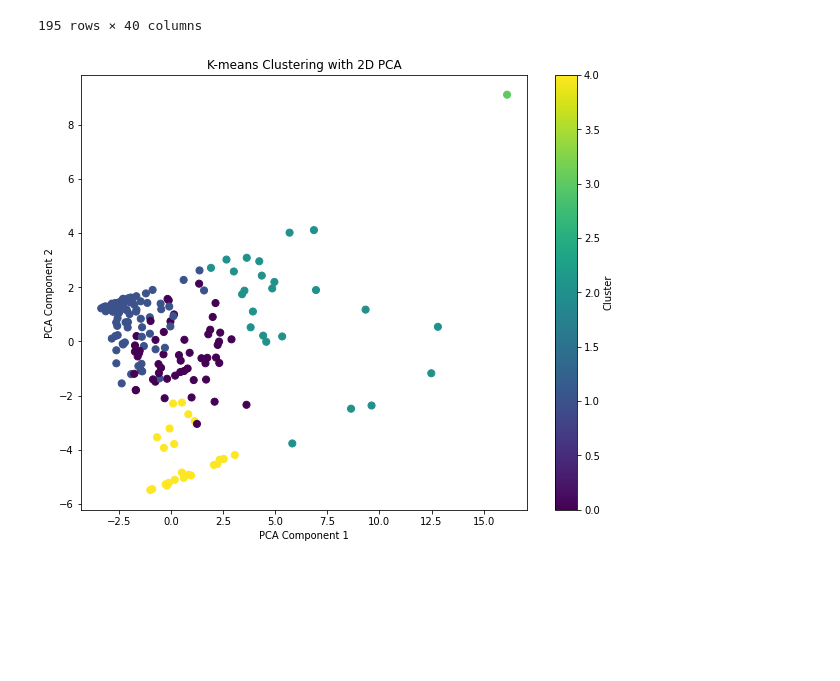
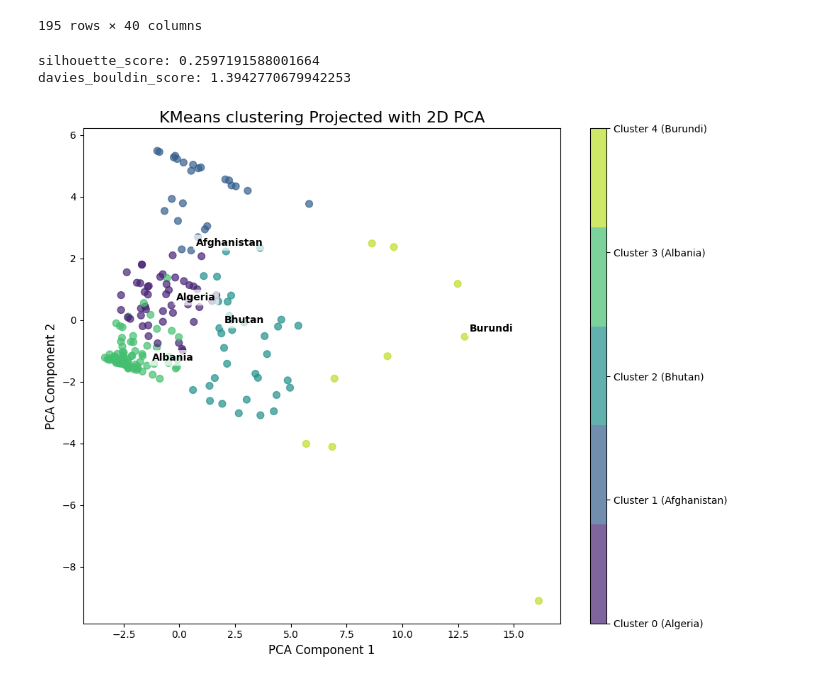
Before and after one commit to Dillenzz/datamine, a Jupyter notebook: preprocessing/preprocess.ipynb, the cells around one changed output. Drawn from its saved outputs; the diff is of its cells as text; code cells hidden in the pictures; blank space fills up the shorter version.

Commit message:
util functions for quick metrics and plotting

```diff
--- a/preprocessing/preprocess.ipynb
+++ b/preprocessing/preprocess.ipynb
@@ -131,8 +135,12 @@ from sklearn.compose import ColumnTransformer
 from sklearn.pipeline import Pipeline
 from sklearn.cluster import KMeans
 from sklearn.metrics import silhouette_score
-from sklearn.decomposition import PCA
-import matplotlib.pyplot as plt
+from sklearn.cluster import DBSCAN
+from utils.functions import plot_clusters_2d
+from sklearn.metrics import davies_bouldin_score
+from sklearn.metrics import silhouette_score
+from utils.functions import evaluate_clusters
+
 
 # Function to process and pivot each dataframe
 def process_and_pivot(df, prefix):
@@ -168,54 +176,39 @@ combined_df = combined_df.merge(requiredHealthWarnings_pivoted, on='Location', h
 # Drop 'Location' for clustering
 data_for_clustering = combined_df.drop(columns=['Location'])
 
 # Preprocessing pipeline: imputing, encoding, and scaling
 numeric_features = data_for_clustering.select_dtypes(include=['float64', 'int64']).columns
 categorical_features = data_for_clustering.select_dtypes(include=['object']).columns
 
 numeric_transformer = Pipeline(steps=[
     ('imputer', SimpleImputer(strategy='mean')),
     ('scaler', StandardScaler())])
 
 categorical_transformer = Pipeline(steps=[
     ('imputer', SimpleImputer(strategy='most_frequent')),
     ('encoder', OneHotEncoder(handle_unknown='ignore'))])
 
 preprocessor = ColumnTransformer(
     transformers=[
         ('num', numeric_transformer, numeric_features),
         ('cat', categorical_transformer, categorical_features)])
 
 # Prepare the final data for clustering
 clustering_data = preprocessor.fit_transform(data_for_clustering)
 
 # Apply K-means clustering
 kmeans = KMeans(n_clusters=5, random_state=42)
 kmeans.fit(clustering_data)
 
-# Assign cluster labels to the original data
-combined_df['Cluster'] = kmeans.labels_
+mask = kmeans.labels_ != -1
+data = clustering_data[mask]
+labels = kmeans.labels_[mask]
 
-# Use PCA to reduce data to 2D for visualization
-pca = PCA(n_components=2)
-pca_components = pca.fit_transform(clustering_data)
+evaluate_clusters(silhouette_score, data, labels)
+evaluate_clusters(davies_bouldin_score, data, labels)
 
-
-# Find one representative country for each cluster
-representative_countries = combined_df.groupby('Cluster')['Location'].first()
-
-# Create a scatter plot of the clusters with one country labeled per cluster
-plt.figure(figsize=(10, 8))
-scatter = plt.scatter(pca_components[:, 0], pca_components[:, 1], c=kmeans.labels_, cmap='viridis', s=50)
-
-# Label one country per cluster
-for cluster, country in representative_countries.items():
-    idx = combined_df[combined_df['Location'] == country].index[0]
-    plt.text(pca_components[idx, 0], pca_components[idx, 1], country, fontsize=12, weight='bold')
-
-plt.title('K-means Clustering with 2D PCA')
-plt.xlabel('PCA Component 1')
-plt.ylabel('PCA Component 2')
-plt.colorbar(label='Cluster')
-plt.show()
+plot_clusters_2d(kmeans, clustering_data, combined_df)
 # %% [output]
+silhouette_score: 0.2597191588001664
+davies_bouldin_score: 1.3942770679942253
-[figure, old version]
+[figure, new version]
```
Also changed, not shown: parts of 5 cells of this notebook, 3 other files.
